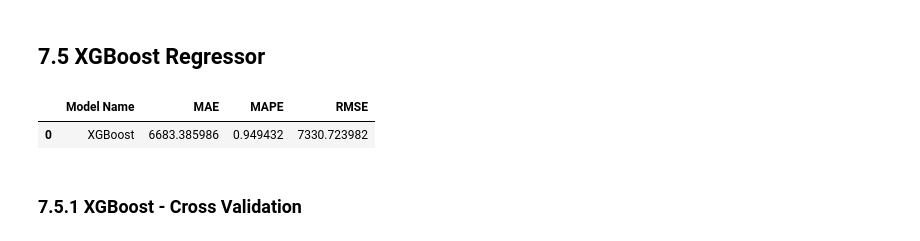
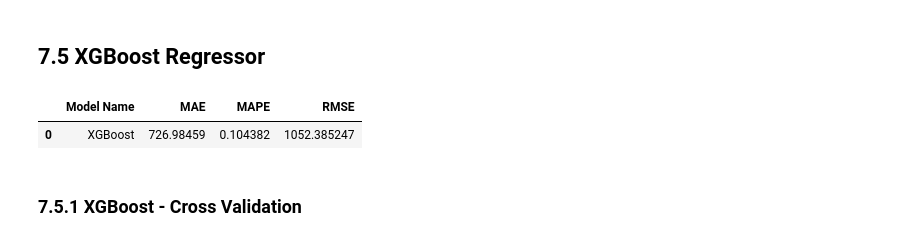
Before and after one commit to victor-vilela/rossman_store_sales, a Jupyter notebook: store_sales_prediction.ipynb, the cells around one changed output. Cells and saved outputs as stored; diff of their text form; code cells hidden in the pictures.

```diff
--- a/store_sales_prediction.ipynb
+++ b/store_sales_prediction.ipynb
@@ -1138,21 +1150,20 @@ rf_result
 # %%
 # model
 model_xgb = xgb.XGBRegressor( objective='reg:squarederror',
                               n_estimators=100,
-                              eta=0.01,
                               max_depth=10,
                               subsample=0.7,
                               colsample_bytree=0.9 ).fit( x_train, y_train )
 
 # prediction
 yhat_model_xgb = model_xgb.predict( x_test )
 
 # performance
 model_xgb_result = ml_error( 'XGBoost', np.expm1(y_test), np.expm1(yhat_model_xgb) )
 model_xgb_result
 # %% [output]
 |  | Model Name | MAE | MAPE | RMSE |
-| 0 | XGBoost | 6683.385986 | 0.949432 | 7330.723982 |
+| 0 | XGBoost | 726.98459 | 0.104382 | 1052.385247 |
 # %% [markdown]
 ### 7.5.1 XGBoost - Cross Validation
 # %%
```
Also changed, not shown: parts of 14 cells of this notebook, 1 other file.
